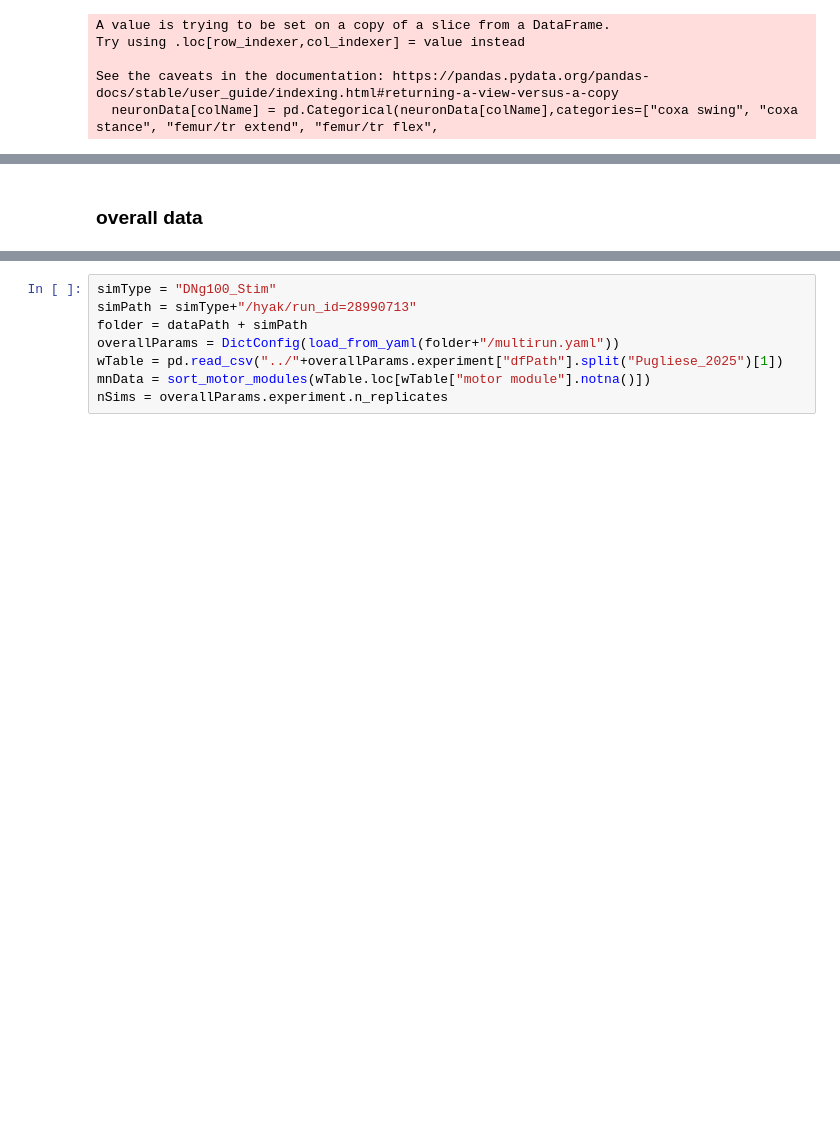
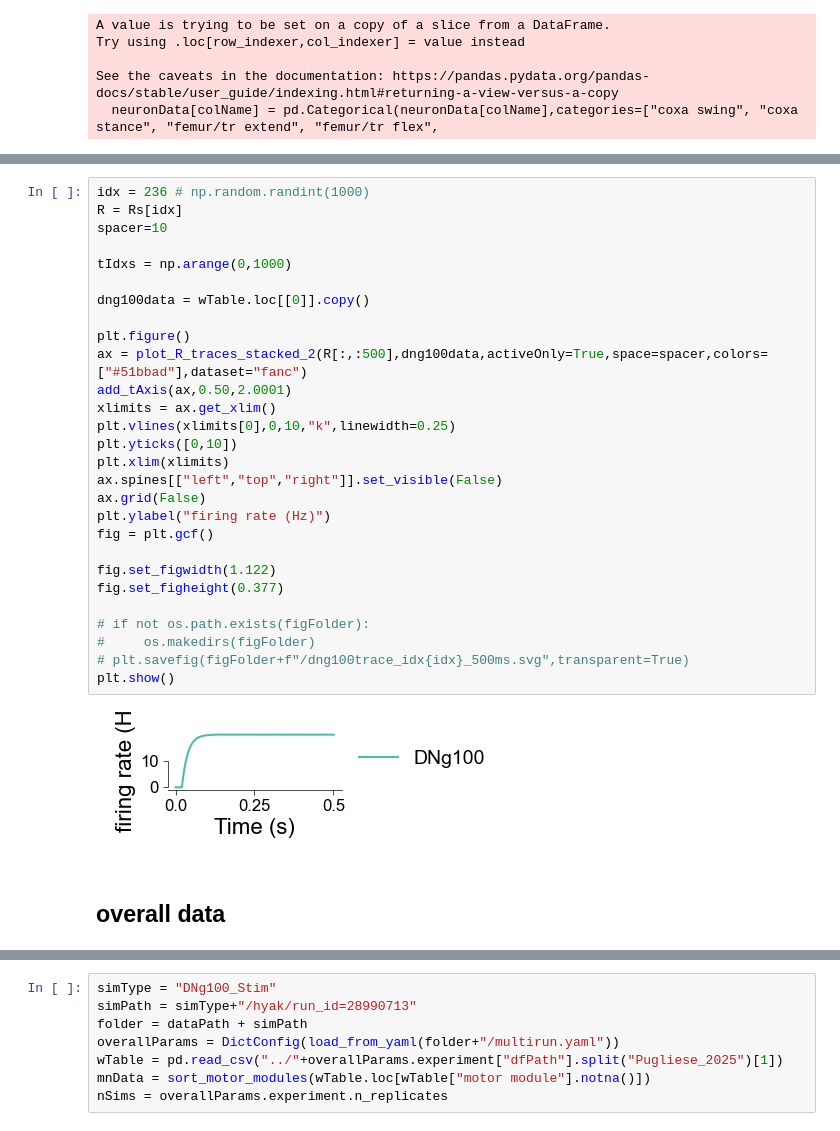
Before and after one commit to smpuglie/Pugliese_cpg_2025, a Jupyter notebook: notebooks/Figure 2.ipynb, the cells around one changed output, grey strips where cells are left out. Drawn from its saved outputs; the diff is of its cells as text; blank space fills up the shorter version.

```diff
--- a/notebooks/Figure 2.ipynb
+++ b/notebooks/Figure 2.ipynb
@@ -396,5 +305,35 @@ plt.show()
+# %%
+idx = 236 # np.random.randint(1000)
+R = Rs[idx]
+spacer=10
+
+tIdxs = np.arange(0,1000)
+
+dng100data = wTable.loc[[0]].copy()
+
+plt.figure()
+ax = plot_R_traces_stacked_2(R[:,:500],dng100data,activeOnly=True,space=spacer,colors=["#51bbad"],dataset="fanc")
+add_tAxis(ax,0.50,2.0001)
+xlimits = ax.get_xlim()
+plt.vlines(xlimits[0],0,10,"k",linewidth=0.25)
+plt.yticks([0,10])
+plt.xlim(xlimits)
+ax.spines[["left","top","right"]].set_visible(False)
+ax.grid(False)
+plt.ylabel("firing rate (Hz)")
+fig = plt.gcf()
+
+fig.set_figwidth(1.122)
+fig.set_figheight(0.377)
+
+# if not os.path.exists(figFolder):
+#     os.makedirs(figFolder)
+# plt.savefig(figFolder+f"/dng100trace_idx{idx}_500ms.svg",transparent=True)
+plt.show()
+# %% [output]
+[figure, added]
 # %% [markdown]
-### overall data
+## overall data
 # %%
 plt.figure(figsize=(0.600,0.57))
 
```
Also changed, not shown: parts of 94 cells of this notebook, 18 other files.
